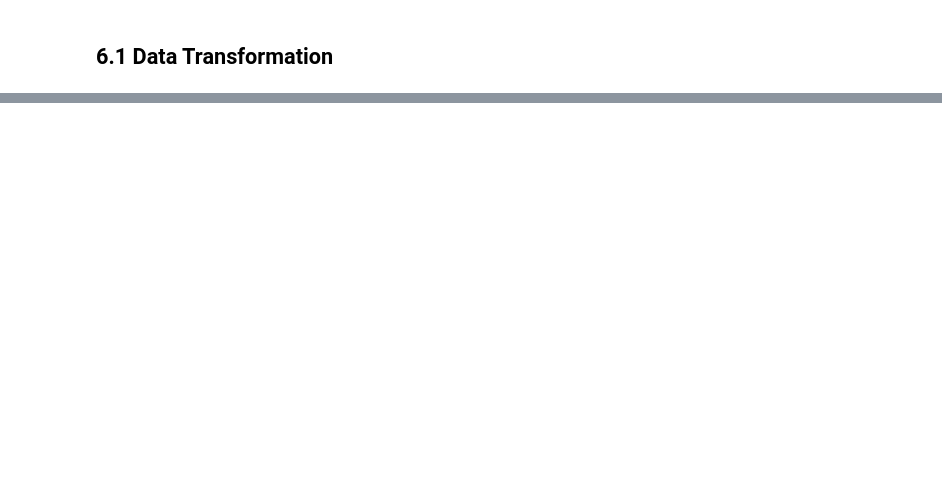
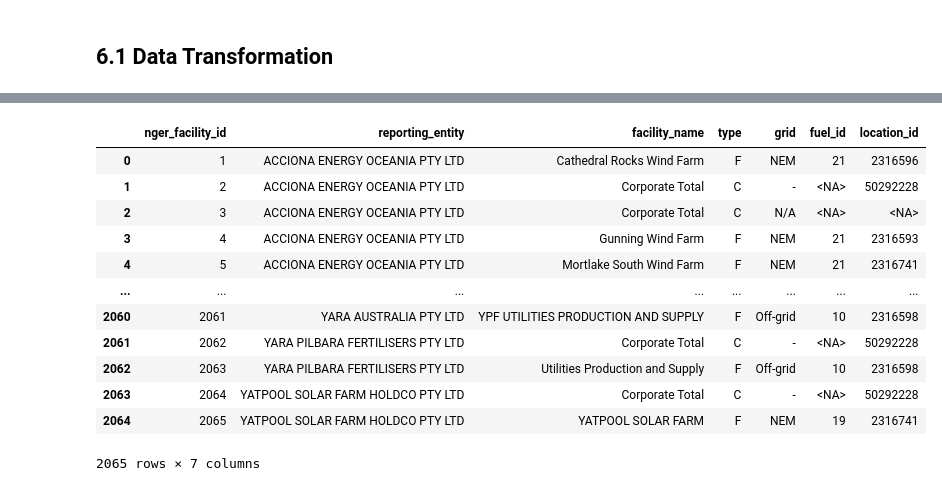
Before and after one commit to mnaufaldr01/de-assignment-1, a Jupyter notebook: assignment1.ipynb, the cells around one changed output, grey strips where cells are left out. Cells and saved outputs as stored; diff of their text form; code cells hidden in the pictures; blank space fills up the shorter version.

Commit message:
Finieshed data transformation

```diff
--- a/assignment1.ipynb
+++ b/assignment1.ipynb
@@ -20,6 +20,7 @@ from shapely import wkb
 
 import warnings
 warnings.filterwarnings("ignore")
+pd.set_option("display.max_columns", None)
 
 import matplotlib.pyplot as plt
 import seaborn as sns
@@ -1316,0 +1401,73 @@ cer_df
+# %%
+# Transform power station data from NGER for loading into the dim_nger_facility table
+# Query the table and set it into a DataFrame
+query = """
+    SELECT *
+    FROM spatial_greenhouse_and_energy
+"""
+
+
+# Access the tables and load into a single DataFrame
+nger_df = pd.read_sql(query, con=db_engine)
+
+# Rename the columns
+nger_df = nger_df.rename(columns={
+    'spatial_id': 'location_id'
+})
+
+# Now, merge cer_df with dim_fuel to get the fuel_id based on primary_fuel
+nger_df = nger_df.merge(dim_fuel, how='left', left_on='primary_fuel', right_on='fuel_name')
+
+# Drop the 'fuel_name' and 'primary_fuel' columns as it's no longer needed
+nger_df = nger_df.drop(columns=['fuel_name', 'primary_fuel'])
+
+# Reorder columns to match desired structure for dim_time
+dim_nger_df = nger_df[['reporting_entity', 'facility_name', 'type', 'grid', 'fuel_id', 'location_id']]
+
+# Ensure location_id stays null if NaN, otherwise convert to string
+dim_nger_df['location_id'] = dim_nger_df['location_id'].apply(
+    lambda x: str(int(x)) if pd.notna(x) and isinstance(x, (float, int)) and x.is_integer() else str(x) if pd.notna(x) else np.nan
+)
+
+# Replace NaN values in the grouping columns with 'None' as a placeholder
+dim_nger_df['reporting_entity'] = dim_nger_df['reporting_entity'].fillna('None')
+dim_nger_df['facility_name'] = dim_nger_df['facility_name'].fillna('None')
+dim_nger_df['type'] = dim_nger_df['type'].fillna('None')
+dim_nger_df['grid'] = dim_nger_df['grid'].fillna('None')
+dim_nger_df['fuel_id'] = dim_nger_df['fuel_id'].fillna('None')
+dim_nger_df['location_id'] = dim_nger_df['location_id'].fillna('None')
+
+# Group by the specified columns
+dim_nger_facility = dim_nger_df.groupby(
+    ['reporting_entity', 'facility_name', 'type', 'grid', 'fuel_id', 'location_id']
+).first().reset_index()
+
+# Assign a unique fuel_id to each distinct fuel_name
+dim_nger_facility['nger_facility_id'] = range(1, len(dim_nger_facility) + 1)
+
+# Save a temp table to create the fact table
+dim_nger_facility_copy = dim_nger_facility.copy()
+
+# Convert 'None' placeholders back to NaN for 'fuel_id' and 'location_id'
+dim_nger_facility['fuel_id'] = dim_nger_facility['fuel_id'].replace('None', np.nan).astype('Int64')
+dim_nger_facility['location_id'] = dim_nger_facility['location_id'].replace('None', np.nan).astype('Int64')
+
+# Reorder columns to match desired structure for dim_time
+dim_nger_facility = dim_nger_facility[['nger_facility_id', 'reporting_entity', 'facility_name', 'type', 'grid', 'fuel_id', 'location_id']]
+
+# Final dim_nger_facility table
+dim_nger_facility
+# %% [output]
+|  | nger_facility_id | reporting_entity | facility_name | type | grid | fuel_id | location_id |
+| 0 | 1 | ACCIONA ENERGY OCEANIA PTY LTD | Cathedral Rocks Wind Farm | F | NEM | 21 | 2316596 |
+| 1 | 2 | ACCIONA ENERGY OCEANIA PTY LTD | Corporate Total | C | - | <NA> | 50292228 |
+| 2 | 3 | ACCIONA ENERGY OCEANIA PTY LTD | Corporate Total | C | N/A | <NA> | <NA> |
+| 3 | 4 | ACCIONA ENERGY OCEANIA PTY LTD | Gunning Wind Farm | F | NEM | 21 | 2316593 |
+| 4 | 5 | ACCIONA ENERGY OCEANIA PTY LTD | Mortlake South Wind Farm | F | NEM | 21 | 2316741 |
+| ... | ... | ... | ... | ... | ... | ... | ... |
+| 2060 | 2061 | YARA AUSTRALIA PTY LTD | YPF UTILITIES PRODUCTION AND SUPPLY | F | Off-grid | 10 | 2316598 |
+| 2061 | 2062 | YARA PILBARA FERTILISERS PTY LTD | Corporate Total | C | - | <NA> | 50292228 |
+| 2062 | 2063 | YARA PILBARA FERTILISERS PTY LTD | Utilities Production and Supply | F | Off-grid | 10 | 2316598 |
+| 2063 | 2064 | YATPOOL SOLAR FARM HOLDCO PTY LTD | Corporate Total | C | - | <NA> | 50292228 |
+| 2064 | 2065 | YATPOOL SOLAR FARM HOLDCO PTY LTD | YATPOOL SOLAR FARM | F | NEM | 19 | 2316741 |
+2065 rows × 7 columns
```
Also changed, not shown: parts of 10 cells of this notebook.
